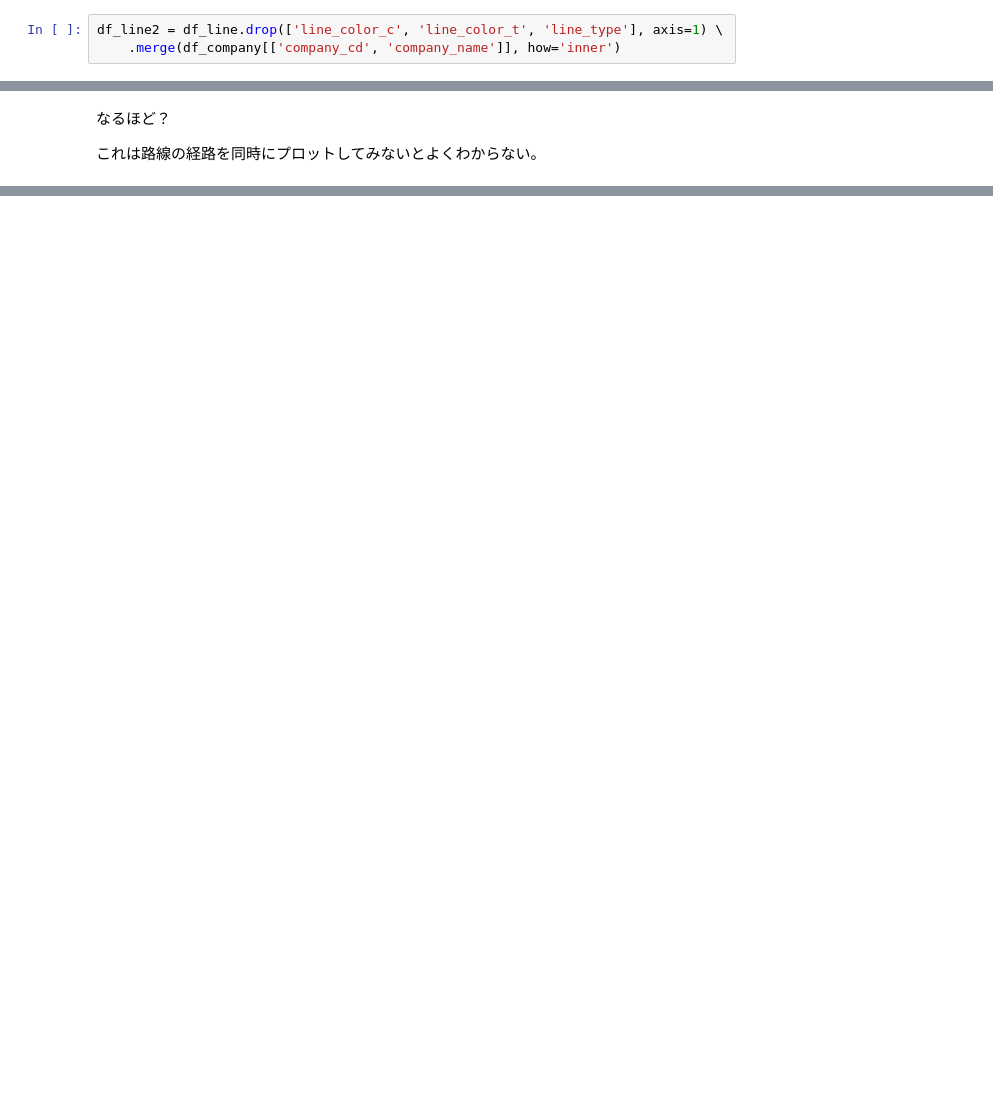
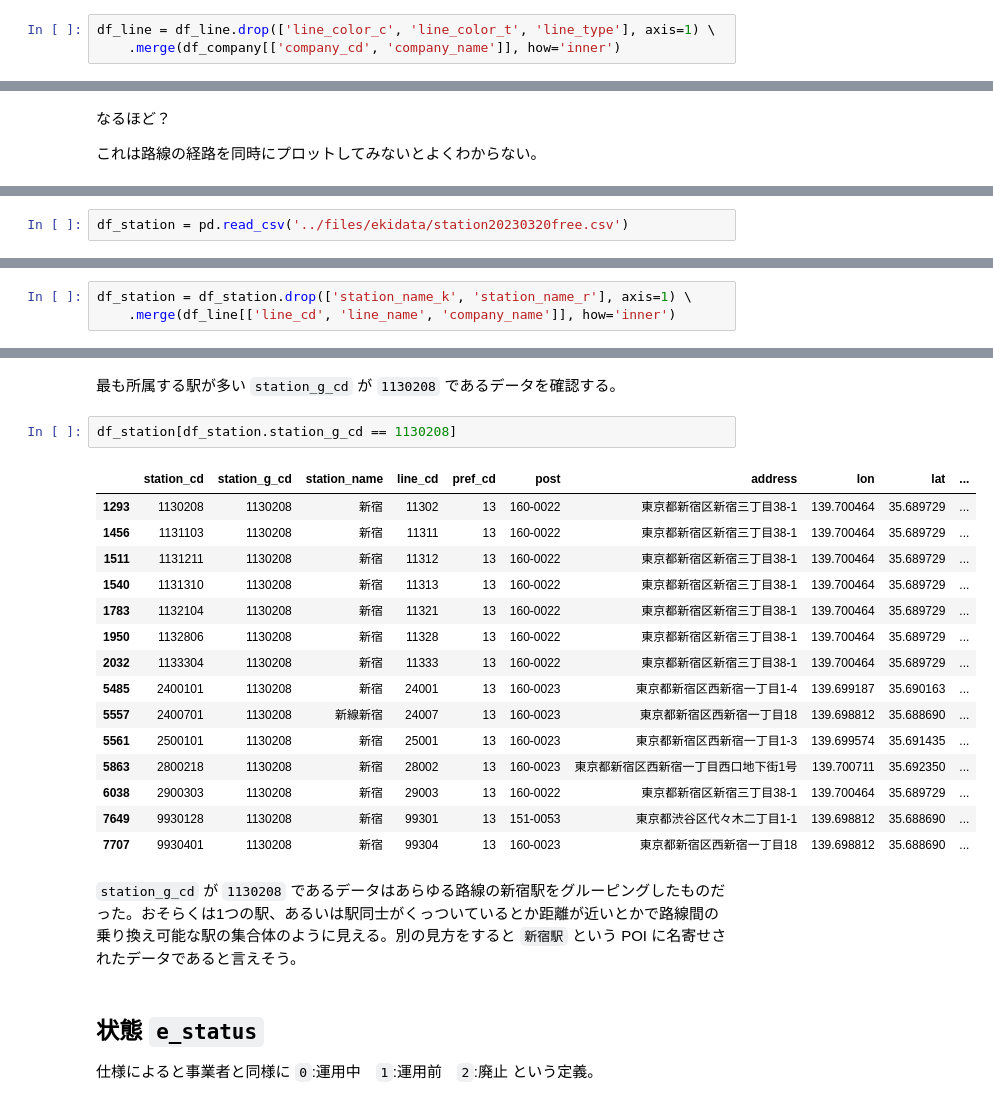
Before and after one commit to hrkenz/jupyter-notebook, a Jupyter notebook: ekidata.ipynb, the cells around one changed output, grey strips where cells are left out. Drawn from its saved outputs; the diff is of its cells as text; blank space fills up the shorter version.

```diff
--- a/ekidata.ipynb
+++ b/ekidata.ipynb
@@ -241,6 +241,6 @@ df_line.isna().sum().reset_index()
 
 確認しやすくするために事業者データと結合し `company_name` を付加、ついでに欠損値となっているカラムを削除。
 # %%
-df_line2 = df_line.drop(['line_color_c', 'line_color_t', 'line_type'], axis=1) \
+df_line = df_line.drop(['line_color_c', 'line_color_t', 'line_type'], axis=1) \
     .merge(df_company[['company_cd', 'company_name']], how='inner')
 # %%
@@ -329,0 +333,2 @@ map
+# %%
+df_station = pd.read_csv('../files/ekidata/station20230320free.csv')
@@ -329,0 +375,3 @@ map
+# %%
+df_station = df_station.drop(['station_name_k', 'station_name_r'], axis=1) \
+    .merge(df_line[['line_cd', 'line_name', 'company_name']], how='inner')
@@ -329,0 +395,25 @@ map
+# %% [markdown]
+最も所属する駅が多い `station_g_cd` が `1130208` であるデータを確認する。
+# %%
+df_station[df_station.station_g_cd == 1130208]
+# %% [output]
+|  | station_cd | station_g_cd | station_name | line_cd | pref_cd | post | address | lon | lat | ... |
+| 1293 | 1130208 | 1130208 | 新宿 | 11302 | 13 | 160-0022 | 東京都新宿区新宿三丁目38-1 | 139.700464 | 35.689729 | ... |
+| 1456 | 1131103 | 1130208 | 新宿 | 11311 | 13 | 160-0022 | 東京都新宿区新宿三丁目38-1 | 139.700464 | 35.689729 | ... |
+| 1511 | 1131211 | 1130208 | 新宿 | 11312 | 13 | 160-0022 | 東京都新宿区新宿三丁目38-1 | 139.700464 | 35.689729 | ... |
+| 1540 | 1131310 | 1130208 | 新宿 | 11313 | 13 | 160-0022 | 東京都新宿区新宿三丁目38-1 | 139.700464 | 35.689729 | ... |
+| 1783 | 1132104 | 1130208 | 新宿 | 11321 | 13 | 160-0022 | 東京都新宿区新宿三丁目38-1 | 139.700464 | 35.689729 | ... |
+| 1950 | 1132806 | 1130208 | 新宿 | 11328 | 13 | 160-0022 | 東京都新宿区新宿三丁目38-1 | 139.700464 | 35.689729 | ... |
+| 2032 | 1133304 | 1130208 | 新宿 | 11333 | 13 | 160-0022 | 東京都新宿区新宿三丁目38-1 | 139.700464 | 35.689729 | ... |
+| 5485 | 2400101 | 1130208 | 新宿 | 24001 | 13 | 160-0023 | 東京都新宿区西新宿一丁目1-4 | 139.699187 | 35.690163 | ... |
+| 5557 | 2400701 | 1130208 | 新線新宿 | 24007 | 13 | 160-0023 | 東京都新宿区西新宿一丁目18 | 139.698812 | 35.688690 | ... |
+| 5561 | 2500101 | 1130208 | 新宿 | 25001 | 13 | 160-0023 | 東京都新宿区西新宿一丁目1-3 | 139.699574 | 35.691435 | ... |
+| 5863 | 2800218 | 1130208 | 新宿 | 28002 | 13 | 160-0023 | 東京都新宿区西新宿一丁目西口地下街1号 | 139.700711 | 35.692350 | ... |
+| 6038 | 2900303 | 1130208 | 新宿 | 29003 | 13 | 160-0022 | 東京都新宿区新宿三丁目38-1 | 139.700464 | 35.689729 | ... |
+| 7649 | 9930128 | 1130208 | 新宿 | 99301 | 13 | 151-0053 | 東京都渋谷区代々木二丁目1-1 | 139.698812 | 35.688690 | ... |
+| 7707 | 9930401 | 1130208 | 新宿 | 99304 | 13 | 160-0023 | 東京都新宿区西新宿一丁目18 | 139.698812 | 35.688690 | ... |
+# %% [markdown]
+`station_g_cd` が `1130208` であるデータはあらゆる路線の新宿駅をグルーピングしたものだった。おそらくは1つの駅、あるいは駅同士がくっついているとか距離が近いとかで路線間の乗り換え可能な駅の集合体のように見える。別の見方をすると `新宿駅` という POI に名寄せされたデータであると言えそう。
+# %% [markdown]
+## 状態 `e_status`
+仕様によると事業者と同様に `0`:運用中　`1`:運用前　`2`:廃止 という定義。
```
Also changed, not shown: parts of 23 cells of this notebook.
